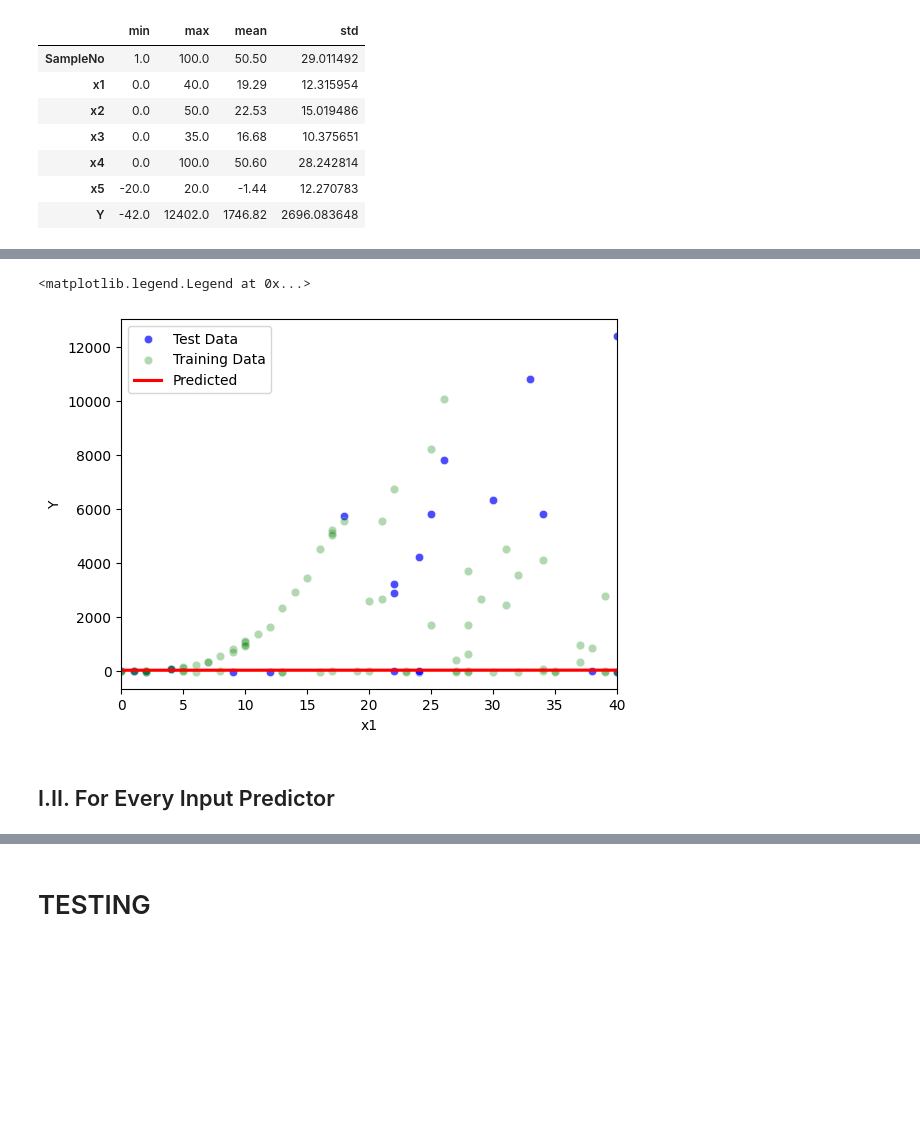
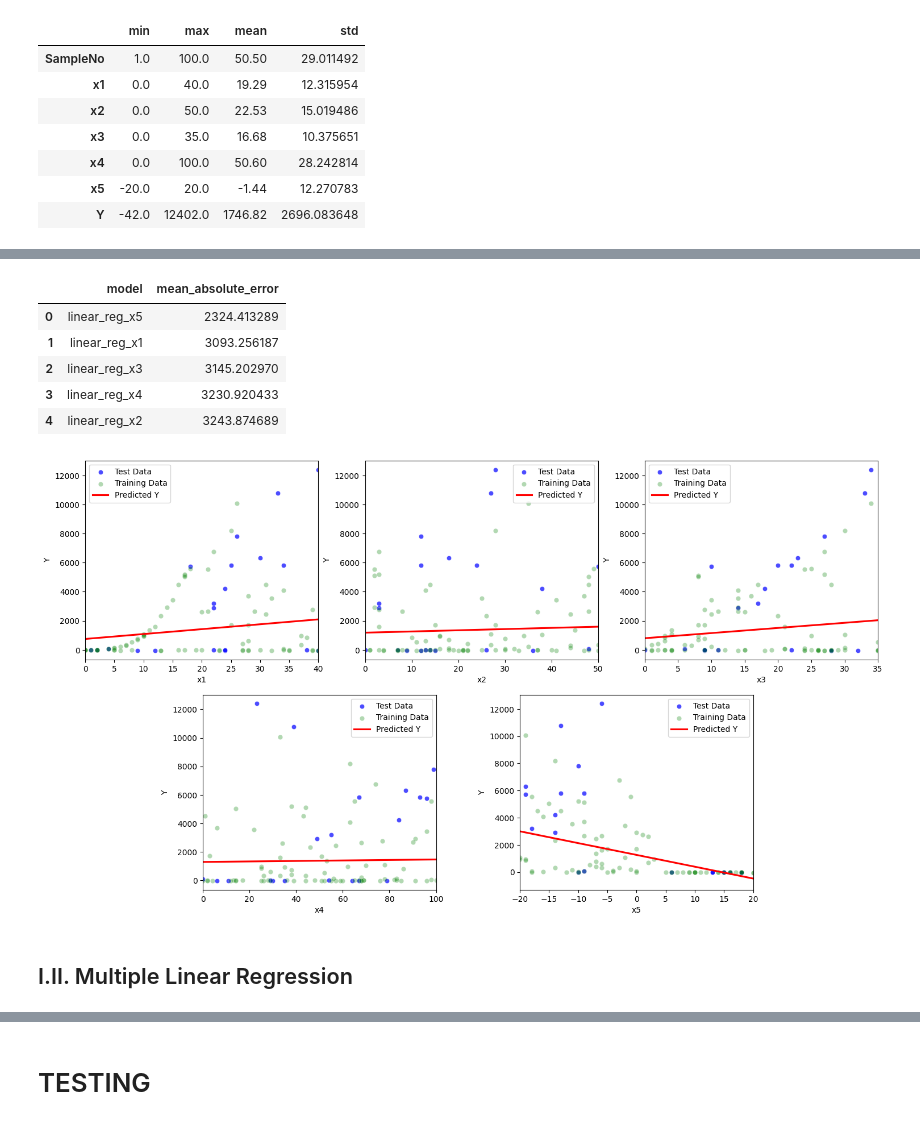
Before and after one commit to DefinitelyVixon/CE475-Project, a Jupyter notebook: Project.ipynb, the cells around one changed output, grey strips where cells are left out. Saved outputs shown, nothing was run; the diff lists cells and outputs as text; code cells hidden in the pictures; blank space fills up the shorter version.

```diff
--- a/Project.ipynb
+++ b/Project.ipynb
@@ -37,4 +58,5 @@ Then, I wanted to see how each of those predictors relate to Y separately.
 dataset = dataset.drop('x6', axis=1)
 train_set = train_set.drop('x6', axis=1)
 test_set = test_set.drop('x6', axis=1)
+predictors.remove('x6')
 # %%
@@ -154,23 +130,43 @@ display(hist)
-# %%
-fig, ax = plt.subplots()
-ax.set_xlim([table_heuristics['min']['x1'], table_heuristics['max']['x1']])
-
-sns.scatterplot(ax=ax, x=test_features['x1'], y=test_labels,
-                alpha=0.7, color='b', label='Test Data')
-sns.scatterplot(ax=ax, x=train_features['x1'], y=train_labels,
-                alpha=0.3, color='g', label='Training Data')
-
-x = test_features['x1']
-y_predict = x1_model.predict(x, verbose=0)
-
-sns.regplot(ax=ax, x=test_features['x1'], y=y_predict[:,0],
-            color='r', scatter=False, truncate=False, label='Predicted')
-
-plt.xlabel('x1')
-plt.ylabel('Y')
-plt.legend()
-# %% [output]
-<matplotlib.legend.Legend at 0x...>
-[figure, removed]
+# %%
+def single_linear_regression():
+
+    fig, axes = plt.subplots(2, 3, figsize=(18, 10))
+    axes[1][2].set_visible(False)
+    axes[1][0].set_position([0.24, 0.125, 0.228, 0.343])
+    axes[1][1].set_position([0.55, 0.125, 0.228, 0.343])
+
+    ax_i = 0
+    for p in predictors:
+        ax = axes[ax_i // 3, ax_i % 3]
+
+        reg_result = regression(model=f'linear_reg_{p}',
+                                x_train=np.array(train_features[p])[:, None], y_train=train_labels,
+                                x_test=np.array(test_features[p])[:, None], y_test=test_labels)
+
+        all_test_results[reg_result['model']] = reg_result['error']
+
+        sns.scatterplot(ax=ax, x=test_features[p], y=test_labels,
+                        alpha=0.7, color='b', label='Test Data')
+        sns.scatterplot(ax=ax, x=train_features[p], y=train_labels,
+                        alpha=0.3, color='g', label='Training Data')
+        sns.regplot(ax=ax, x=test_features[p], y=reg_result['comparison'].loc['predicted'],
+                    color='r', scatter=False, label='Predicted Y', truncate=False)
+
+        ax.set_xlim(table_heuristics['min'][p], table_heuristics['max'][p])
+        ax.set_xlabel(p)
+        ax.set_ylabel('Y')
+        ax.legend()
+        ax_i += 1
+
+single_linear_regression()
+display_error_table()
+# %% [output]
+|  | model | mean_absolute_error |
+| 0 | linear_reg_x5 | 2324.413289 |
+| 1 | linear_reg_x1 | 3093.256187 |
+| 2 | linear_reg_x3 | 3145.202970 |
+| 3 | linear_reg_x4 | 3230.920433 |
+| 4 | linear_reg_x2 | 3243.874689 |
+[figure, added]
 # %% [markdown]
-## I.II. For Every Input Predictor
+## I.II. Multiple Linear Regression
```
Also changed, not shown: parts of 37 cells of this notebook.
